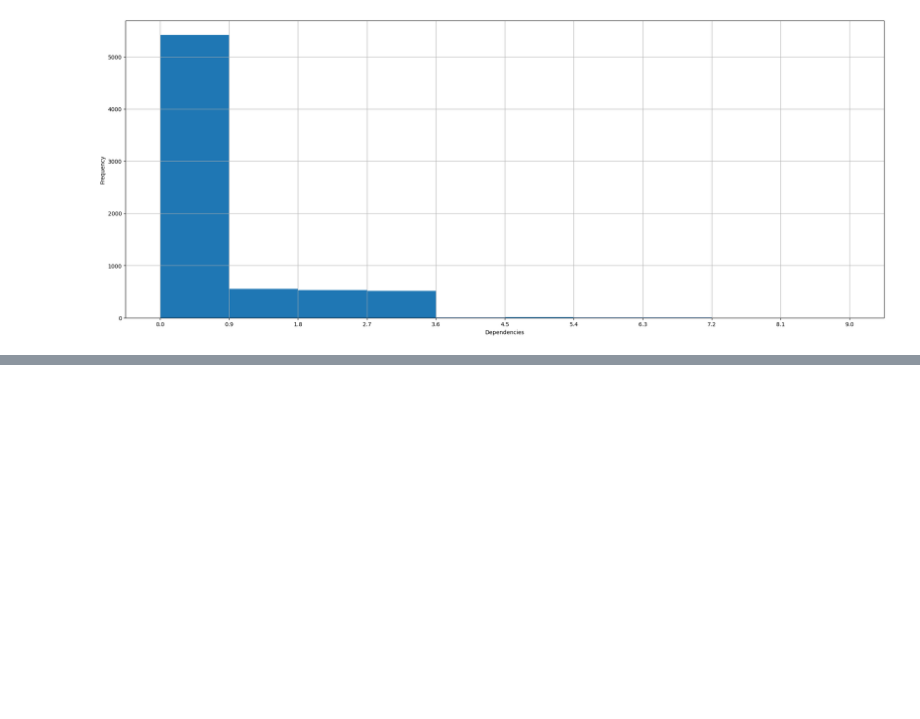
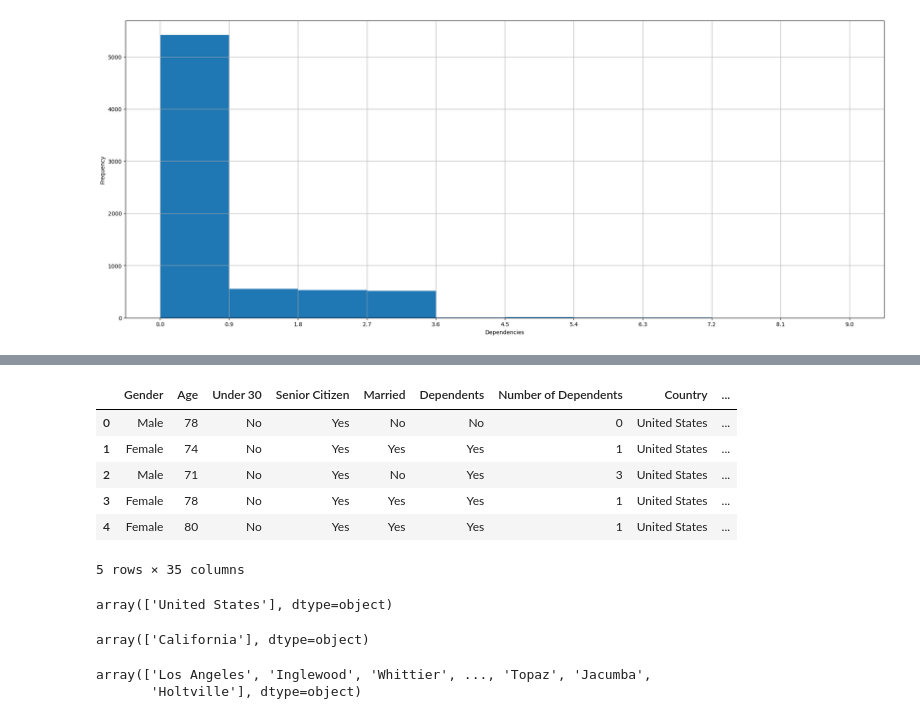
Before and after one commit to Seenuprime/Data-Analytics, a Jupyter notebook: Customer_churn.ipynb, the cells around one changed output, grey strips where cells are left out. Saved outputs shown, nothing was run; the diff lists cells and outputs as text; code cells hidden in the pictures; blank space fills up the shorter version.

```diff
--- a/Customer_churn.ipynb
+++ b/Customer_churn.ipynb
@@ -110,0 +156,27 @@ Text(0.5, 58.7222222222222, 'Dependencies')
+# %%
+df.drop(['Customer ID', 'Latitude', 'Longitude', 'Population', 'Quarter', 'Referred a Friend', 'Number of Referrals', 'Tenure in Months',
+        'Multiple Lines', 'Online Security', 'Online Backup', 'Device Protection Plan', 'Premium Tech Support', 'Streaming TV', 'Streaming Movies'],
+        axis=1, inplace=True)
+# %%
+df.head()
+# %% [output]
+|  | Gender | Age | Under 30 | Senior Citizen | Married | Dependents | Number of Dependents | Country | ... |
+| 0 | Male | 78 | No | Yes | No | No | 0 | United States | ... |
+| 1 | Female | 74 | No | Yes | Yes | Yes | 1 | United States | ... |
+| 2 | Male | 71 | No | Yes | No | Yes | 3 | United States | ... |
+| 3 | Female | 78 | No | Yes | Yes | Yes | 1 | United States | ... |
+| 4 | Female | 80 | No | Yes | Yes | Yes | 1 | United States | ... |
+5 rows × 35 columns
+# %%
+df.Country.unique()
+# %% [output]
+array(['United States'], dtype=object)
+# %%
+df.State.unique()
+# %% [output]
+array(['California'], dtype=object)
+# %%
+df.City.unique()
+# %% [output]
+array(['Los Angeles', 'Inglewood', 'Whittier', ..., 'Topaz', 'Jacumba',
+       'Holtville'], dtype=object)
```
Also changed, not shown: parts of 20 cells of this notebook.
